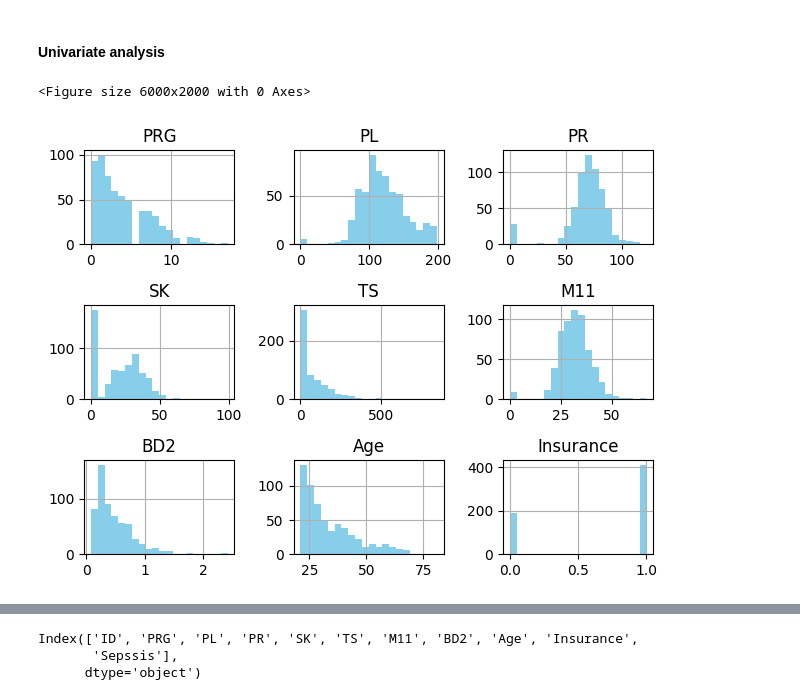
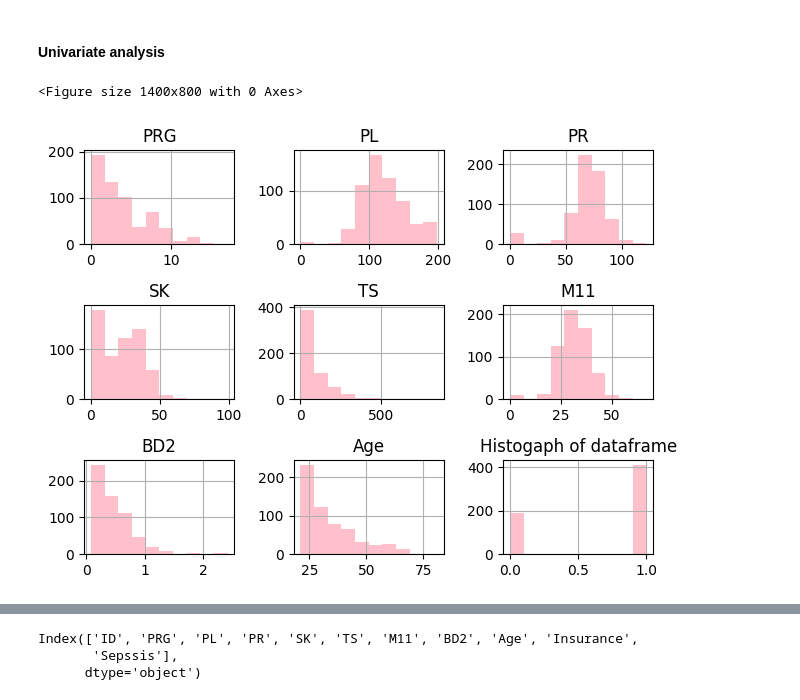
Before and after one commit to qochieng/Career_Accelerator_P5-ML_API, a Jupyter notebook: api.ipynb, the cells around one changed output, grey strips where cells are left out. Drawn from its saved outputs; the diff is of its cells as text; code cells hidden in the pictures.

```diff
--- a/api.ipynb
+++ b/api.ipynb
@@ -193,12 +184,13 @@ df.describe().T
 # %% [markdown]
 #### Univariate analysis
 # %%
-plt.figure(figsize=(60,20))
-df.hist(color='skyblue',bins=20)
+plt.figure(figsize=(14, 8))
+df.hist(color='pink')
 plt.tight_layout()
+plt.title('Histogaph of dataframe')
 plt.show();
 # %% [output]
-<Figure size 6000x2000 with 0 Axes>
+<Figure size 1400x800 with 0 Axes>
-[figure, old version]
+[figure, new version]
 # %%
 plt.figure(figsize=(14,8))
```
Also changed, not shown: parts of 31 cells of this notebook.
